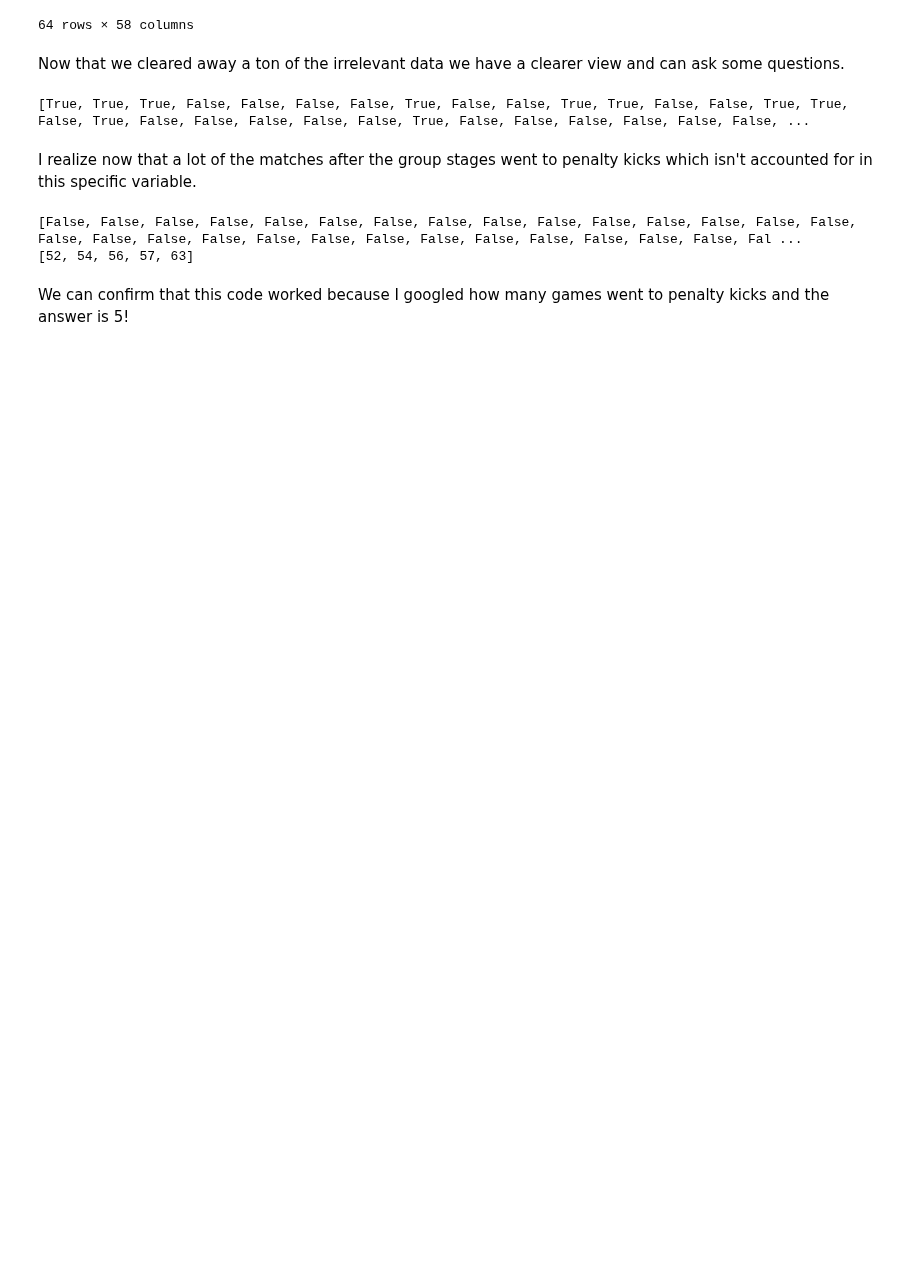
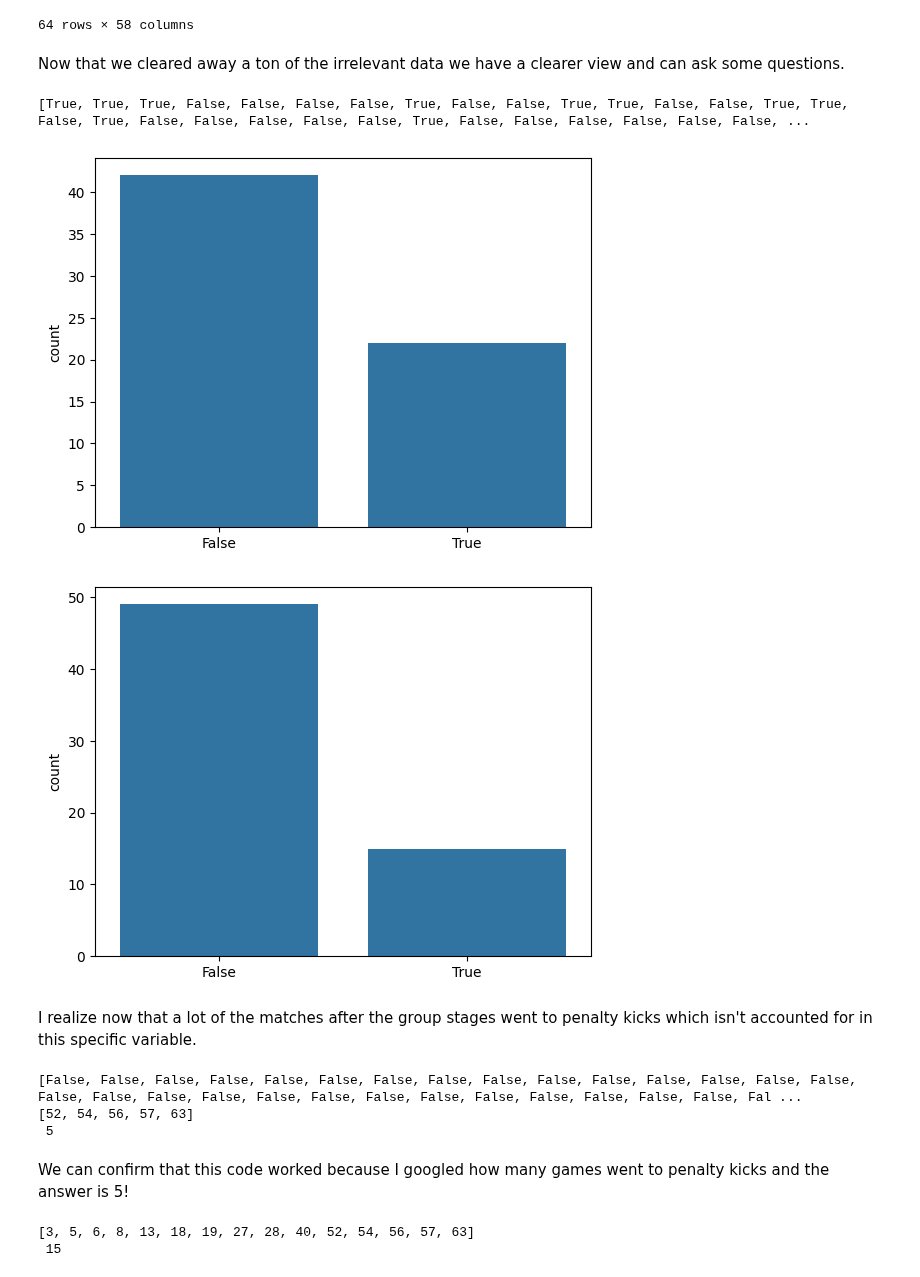
Before and after one commit to vrhughes/DS3001Group, a Jupyter notebook: VH_Data_kaggle1.ipynb, the cells around one changed output. Cells and saved outputs as stored; diff of their text form; code cells hidden in the pictures; blank space fills up the shorter version.

```diff
--- a/VH_Data_kaggle1.ipynb
+++ b/VH_Data_kaggle1.ipynb
@@ -64,17 +64,32 @@ Now that we cleared away a ton of the irrelevant data we have a clearer view and
 # %%
 # a list of booleans which tells us if the team with more possession is the team
 # that won
 more_possession_wins = []
 for index, row in data.iterrows():
   if row['possession team1'] > row['possession team2'] and row['number of goals team1'] > row['number of goals team2']:
     more_possession_wins.append(True)
   elif row['possession team2'] > row['possession team1'] and  row['number of goals team1'] < row['number of goals team2']:
     more_possession_wins.append(True)
   else:
     more_possession_wins.append(False) # Tie in possession, so doesn't apply
 print(more_possession_wins)
+
+# plotting more_possession_wins
+sns.countplot(x=more_possession_wins)
+plt.show()
+
+ties = []
+for index, row in data.iterrows():
+  if row['number of goals team1'] == row['number of goals team2']:
+    ties.append(True)
+  else:
+    ties.append(False)
+sns.countplot(x=ties)
+plt.show()
 # %% [output]
 [True, True, True, False, False, False, False, True, False, False, True, True, False, False, True, True, False, True, False, False, False, False, False, True, False, False, False, False, False, False, ...
+[figure, added]
+[figure, added]
 # %% [markdown]
 I realize now that a lot of the matches after the group stages went to penalty kicks which isn't accounted for in this specific variable.
 # %%
@@ -93,9 +108,19 @@ print(went_to_pen)
 
 # finding the indexes where games went to penalties
 indexes_pen = [i for i, x in enumerate(went_to_pen) if x]
-print(indexes_pen)
+print(indexes_pen, '\n',  len(indexes_pen))
 # %% [output]
 [False, False, False, False, False, False, False, False, False, False, False, False, False, False, False, False, False, False, False, False, False, False, False, False, False, False, False, False, Fal ...
 [52, 54, 56, 57, 63]
+ 5
 # %% [markdown]
 We can confirm that this code worked because I googled how many games went to penalty kicks and the answer is 5!
+# %%
+# counting how many ties happened in the group stage
+indexes_ties = [i for i, x in enumerate(ties) if x]
+print(indexes_ties, '\n', len(indexes_ties))
+
+# since we know 5 went to penalties that means 10 matches were ties in the group stage
+# %% [output]
+[3, 5, 6, 8, 13, 18, 19, 27, 28, 40, 52, 54, 56, 57, 63]
+ 15
```
Also changed, not shown: parts of 1 cell of this notebook.
